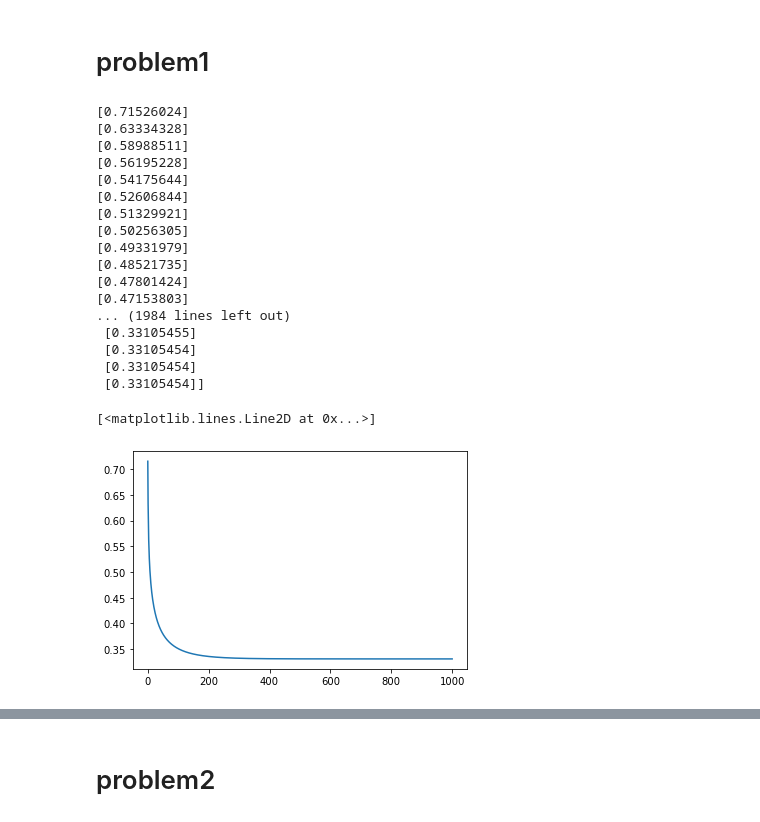
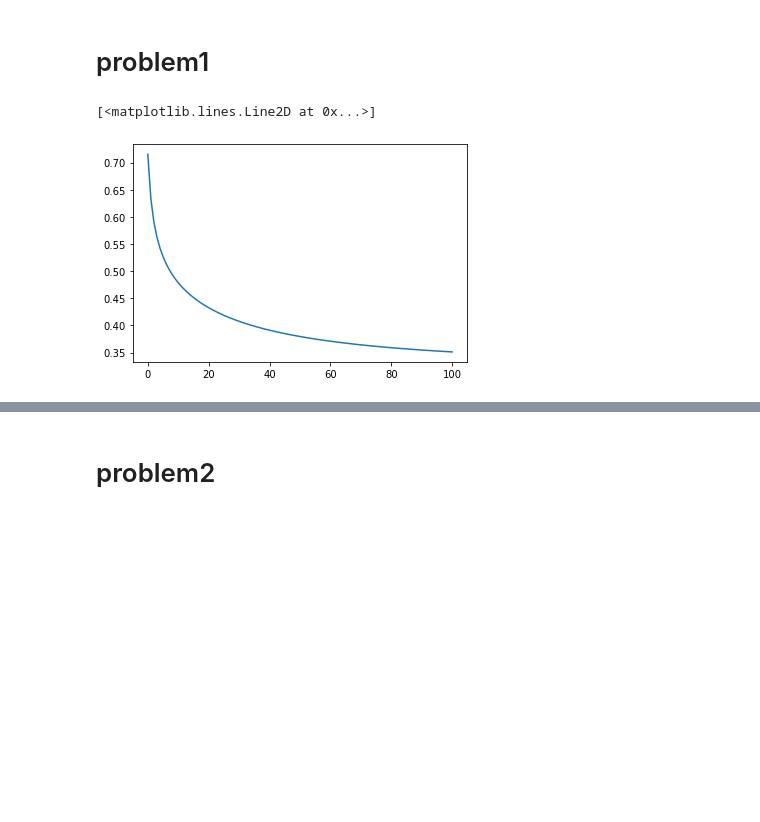
Before and after one commit to RRFHOUDEN/ML-midreport, a Jupyter notebook: report.ipynb, the cells around one changed output, grey strips where cells are left out. Drawn from its saved outputs; the diff is of its cells as text; code cells hidden in the pictures; blank space fills up the shorter version.

```diff
--- a/report.ipynb
+++ b/report.ipynb
@@ -37,20 +37,23 @@ def gradient(xx, y, ww, lam):
 def newton(xx, y, ww, lam):
     res = 0
     for i in range(n):
-        tmp = -y[i]*xx[i]*np.exp(-y[i]*ww.T*xx[i])
+        tmp = -y[i] * xx[i] * np.exp(-y[i]*np.dot(ww,xx[i]))
 
-        tmp *= -y[i]**2*xx[i].T*xx[i]*np.exp(-y[i]*ww.T*xx[i])
-        tmp *= (1+np.exp(-y[i]*ww.T*xx[i]))
+        tmp *= -y[i]**2 * np.dot(xx[i],xx[i]) * np.exp(-y[i]*np.dot(ww,xx[i]))
+        tmp *= (1 + np.exp(-y[i]*np.dot(ww,xx[i])))
 
-        tmp2 = -y[i]*xx[i]*np.exp(-y[i]*ww.T*xx[i])
-        tmp2 *= (1+np.exp(-y[i]*ww.T*xx[i]))
-        tmp2 *= -y[i]*xx[i]*np.exp(-y[i]*ww.T*xx[i])
+        tmp2 = (-y[i] * xx[i] * np.exp(-y[i]*np.dot(ww,xx[i])))**2
+        tmp2 *= (1 + np.exp(-y[i]*np.dot(ww,xx[i])))
 
-        tmp3 = (1+np.exp(-y[i]*ww.T*xx[i]))**2
+        tmp3 = (1 + np.exp(-y[i]*np.dot(ww,xx[i])))**2
+
 
         res += (tmp-tmp2) / tmp3
 
     res += 2*lam
+    res /= n
+
+#     print(res)
     return res
 
 
@@ -59,49 +62,35 @@ def optimizer(num, xx, y, ww, lam, eta):
         grad = gradient(xx, y, ww, lam)
     if num == 1:
         grad = newton(xx, y, ww, lam)
+#     print(ww)
     ww = ww - eta*grad
     return ww
 # %%
 n = 200
 xx, y = make_dataset(n)
 np.random.seed(1234)
 
 ww = np.random.rand(4)
 lam = 0.001
 eta = 0.01
 
-num_update = 1000
+num_update = 100
 losses = np.zeros([num_update, 1])
+wws_grad = np.zeros([num_update, 4])
 
-
+opt = 0 #opt = 0 is grad,  opt = 1 is newton
 for i in range(num_update):
-    ww = optimizer(0, xx, y, ww, lam, eta)
+    ww = optimizer(opt, xx, y, ww, lam, eta)
     loss = J(xx, y, ww, lam)
     losses[i] = loss
-    print(loss)
+    wws_grad[i] = ww
+#     print(loss)
 
-print(losses)
-
+# print(losses)
+wwhat_grad = ww
 num = np.linspace(0, num_update, num_update)
 import matplotlib.pyplot as plt
-plt.plot(num, losses[:,0], label="test")
+plt.plot(num, losses, label="test")
 # %% [output]
-[0.71526024]
-[0.63334328]
-[0.58988511]
-[0.56195228]
-[0.54175644]
-[0.52606844]
-[0.51329921]
-[0.50256305]
-[0.49331979]
-[0.48521735]
-[0.47801424]
-[0.47153803]
-... (1984 lines left out)
- [0.33105455]
- [0.33105454]
- [0.33105454]
- [0.33105454]]
+[<matplotlib.lines.Line2D at 0x...>]
-[<matplotlib.lines.Line2D at 0x...>]
-[figure, old version]
+[figure, new version]
```
Also changed, not shown: parts of 7 cells of this notebook.
